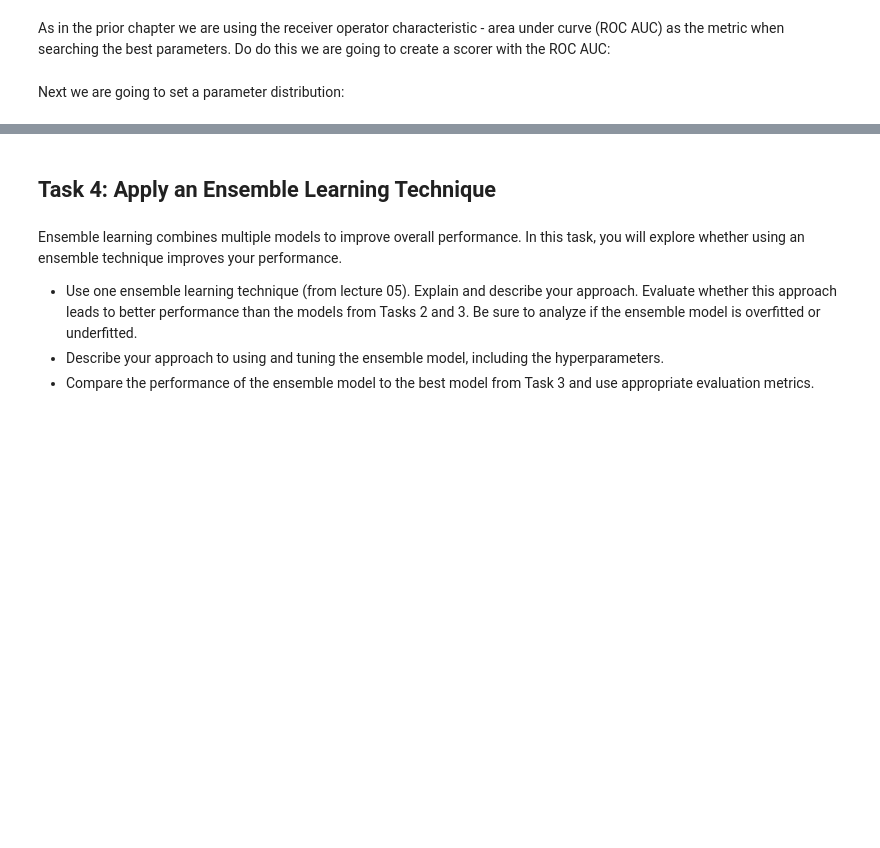
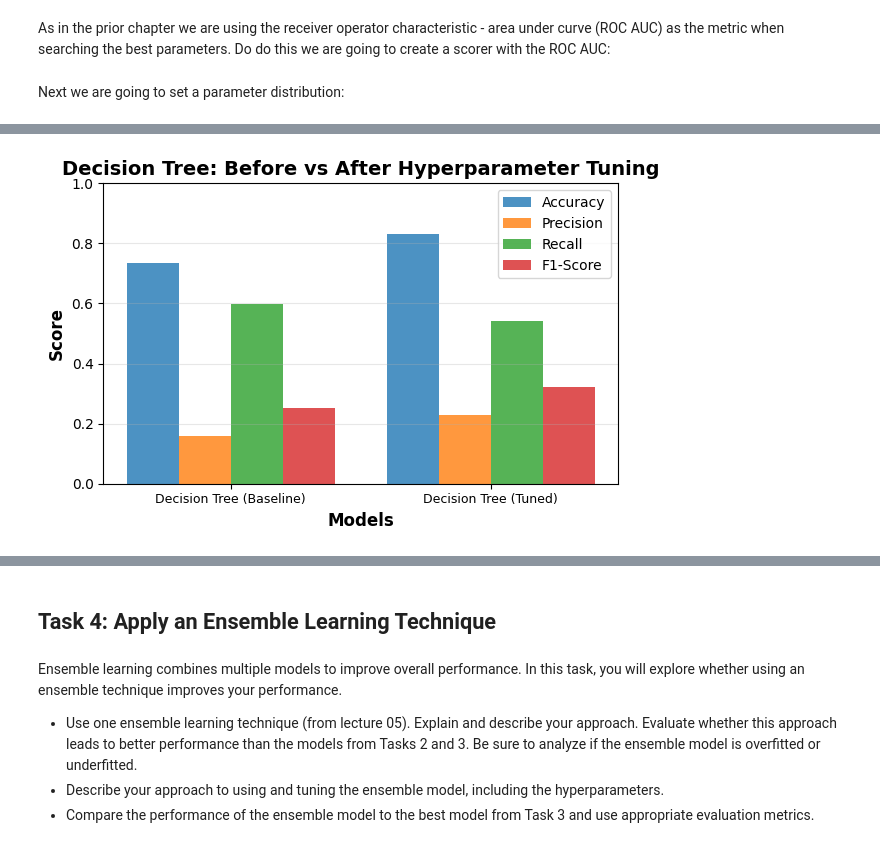
Before and after one commit to nncsimo/DSML2526, a Jupyter notebook: Abgabe/Assignment_01_3214721.ipynb, the cells around one changed output, grey strips where cells are left out. Drawn from its saved outputs; the diff is of its cells as text; code cells hidden in the pictures; blank space fills up the shorter version.

Commit message:
Added final Solution for Task 3 and started with Task 3. Swapped previous code for reusable pieces (for metric tables and graphs).

```diff
--- a/Abgabe/Assignment_01_3214721.ipynb
+++ b/Abgabe/Assignment_01_3214721.ipynb
@@ -1203,4 +1219,5 @@ Instantiate 5-fold RandomSearchCV object with 100 iterations and fit object to t
 # %%
-random_search = RandomizedSearchCV(clf_tree_smote, param_dist, scoring=scorer, random_state=42, n_iter=100, cv=5)
-random_search.fit(X_train_smote, y_train_smote)
+clf_tree_rs = RandomizedSearchCV(DecisionTreeClassifier(random_state=42), param_dist, scoring=scorer, return_train_score=True, random_state=42, n_iter=100, cv=5)
+# fit model
+clf_tree_rs.fit(X_train_smote, y_train_smote)
 # %% [output]
@@ -1247,0 +1334,32 @@ ValueError: y should be a 1d array, got an array of shape (2599, 2) instead.
+# %%
+# plot data as in task 2
+
+models = [r['Model'] for r in tuning_comparison]
+accuracy = [r['Accuracy'] for r in tuning_comparison]
+precision = [r['Precision'] for r in tuning_comparison]
+recall = [r['Recall'] for r in tuning_comparison]
+f1_score_values = [r['F1 Score'] for r in tuning_comparison]
+
+x = np.arange(len(models))
+width = 0.2
+
+fig, ax = plt.subplots(figsize=(6, 4))
+
+bars1 = ax.bar(x - 1.5*width, accuracy, width, label='Accuracy', alpha=0.8)
+bars2 = ax.bar(x - 0.5*width, precision, width, label='Precision', alpha=0.8)
+bars3 = ax.bar(x + 0.5*width, recall, width, label='Recall', alpha=0.8)
+bars4 = ax.bar(x + 1.5*width, f1_score_values, width, label='F1-Score', alpha=0.8)
+
+ax.set_xlabel('Models', fontweight='bold', fontsize=12)
+ax.set_ylabel('Score', fontweight='bold', fontsize=12)
+ax.set_title('Decision Tree: Before vs After Hyperparameter Tuning', fontsize=14, fontweight='bold')
+ax.set_xticks(x)
+ax.set_xticklabels(models, fontsize=9)
+ax.legend(loc='upper right')
+ax.set_ylim([0, 1])
+ax.grid(axis='y', alpha=0.3)
+
+plt.tight_layout()
+plt.show()
+# %% [output]
+[figure, added]
```
Also changed, not shown: parts of 51 cells of this notebook, 2 other files.
